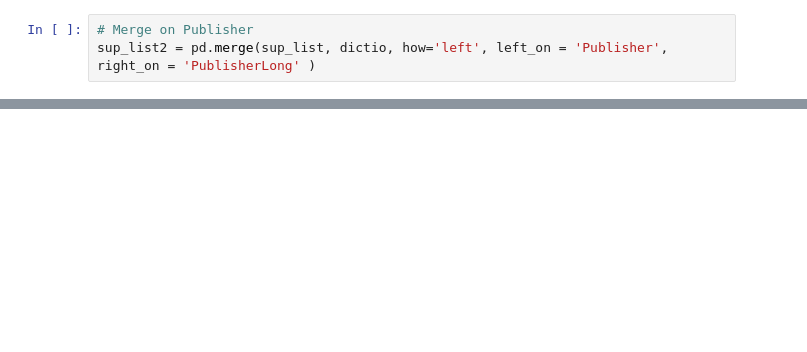
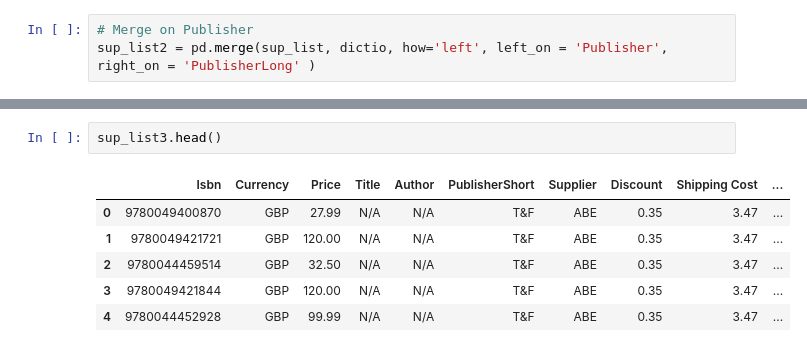
Before and after one commit to JoseRMatos/best_supplier, a Jupyter notebook: cost_analysis_ex.ipynb, the cells around one changed output, grey strips where cells are left out. Saved outputs shown, nothing was run; the diff lists cells and outputs as text; blank space fills up the shorter version.

```diff
--- a/cost_analysis_ex.ipynb
+++ b/cost_analysis_ex.ipynb
@@ -206,0 +239,9 @@ sup_list2.head()
+# %%
+sup_list3.head()
+# %% [output]
+|  | Isbn | Currency | Price | Title | Author | PublisherShort | Supplier | Discount | Shipping Cost | ... |
+| 0 | 9780049400870 | GBP | 27.99 | N/A | N/A | T&F | ABE | 0.35 | 3.47 | ... |
+| 1 | 9780049421721 | GBP | 120.00 | N/A | N/A | T&F | ABE | 0.35 | 3.47 | ... |
+| 2 | 9780044459514 | GBP | 32.50 | N/A | N/A | T&F | ABE | 0.35 | 3.47 | ... |
+| 3 | 9780049421844 | GBP | 120.00 | N/A | N/A | T&F | ABE | 0.35 | 3.47 | ... |
+| 4 | 9780044452928 | GBP | 99.99 | N/A | N/A | T&F | ABE | 0.35 | 3.47 | ... |
```
Also changed, not shown: parts of 7 cells of this notebook.
